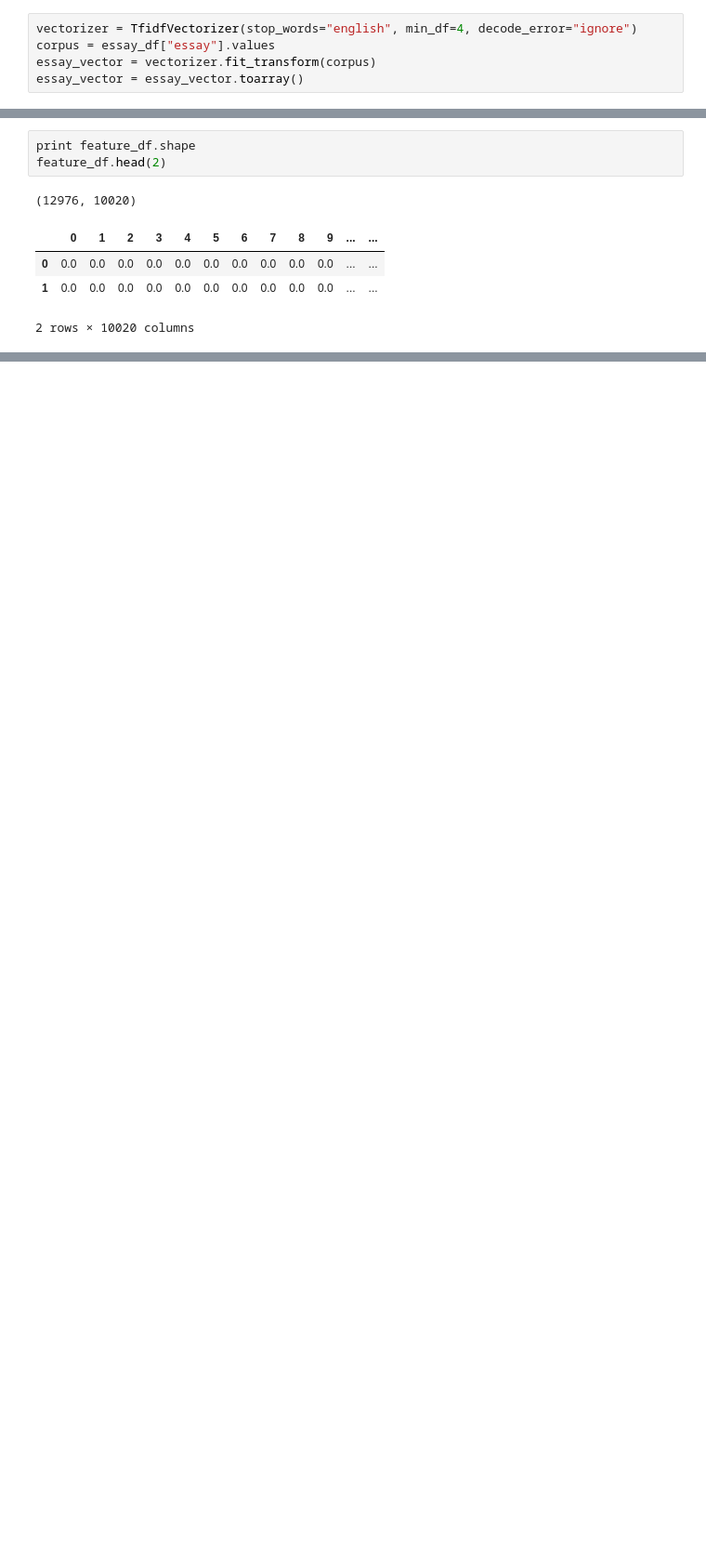
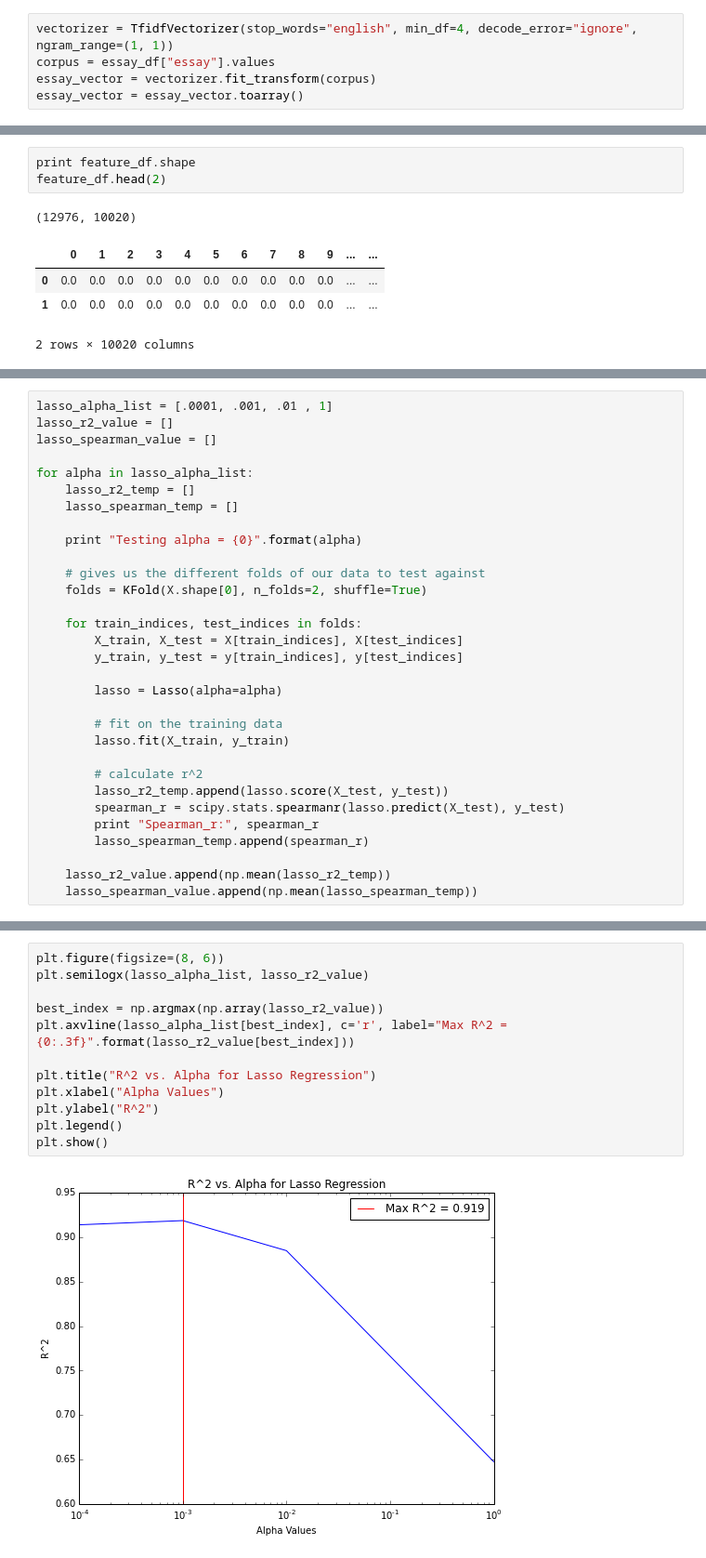
Before and after one commit to noahyonack/AutomaticEssayGrading, a Jupyter notebook: turban_yonack_cs109a_milestone4.ipynb, the cells around one changed output, grey strips where cells are left out. Shown: that part at 93% size. Drawn from its saved outputs; the diff is of its cells as text; blank space fills up the shorter version.

```diff
--- a/turban_yonack_cs109a_milestone4.ipynb
+++ b/turban_yonack_cs109a_milestone4.ipynb
@@ -42,5 +51,5 @@ essay_df.shape
 # %%
-vectorizer = TfidfVectorizer(stop_words="english", min_df=4, decode_error="ignore")
+vectorizer = TfidfVectorizer(stop_words="english", min_df=4, decode_error="ignore", ngram_range=(1, 1))
 corpus = essay_df["essay"].values
 essay_vector = vectorizer.fit_transform(corpus)
 essay_vector = essay_vector.toarray()
@@ -212,0 +131,31 @@ Here is the pearson correlation: 0.941612343682
+# %%
+lasso_alpha_list = [.0001, .001, .01 , 1]
+lasso_r2_value = []
+lasso_spearman_value = []
+
+for alpha in lasso_alpha_list:
+    lasso_r2_temp = []
+    lasso_spearman_temp = []
+
+    print "Testing alpha = {0}".format(alpha)
+
+    # gives us the different folds of our data to test against
+    folds = KFold(X.shape[0], n_folds=2, shuffle=True)
+
+    for train_indices, test_indices in folds:
+        X_train, X_test = X[train_indices], X[test_indices]
+        y_train, y_test = y[train_indices], y[test_indices]
+
+        lasso = Lasso(alpha=alpha)
+
+        # fit on the training data
+        lasso.fit(X_train, y_train)
+
+        # calculate r^2
+        lasso_r2_temp.append(lasso.score(X_test, y_test))
+        spearman_r = scipy.stats.spearmanr(lasso.predict(X_test), y_test)
+        print "Spearman_r:", spearman_r
+        lasso_spearman_temp.append(spearman_r)
+
+    lasso_r2_value.append(np.mean(lasso_r2_temp))
+    lasso_spearman_value.append(np.mean(lasso_spearman_temp))
@@ -212,0 +175,14 @@ Here is the pearson correlation: 0.941612343682
+# %%
+plt.figure(figsize=(8, 6))
+plt.semilogx(lasso_alpha_list, lasso_r2_value)
+
+best_index = np.argmax(np.array(lasso_r2_value))
+plt.axvline(lasso_alpha_list[best_index], c='r', label="Max R^2 = {0:.3f}".format(lasso_r2_value[best_index]))
+
+plt.title("R^2 vs. Alpha for Lasso Regression")
+plt.xlabel("Alpha Values")
+plt.ylabel("R^2")
+plt.legend()
+plt.show()
+# %% [output]
+[figure, added]
```
Also changed, not shown: parts of 64 cells of this notebook.
